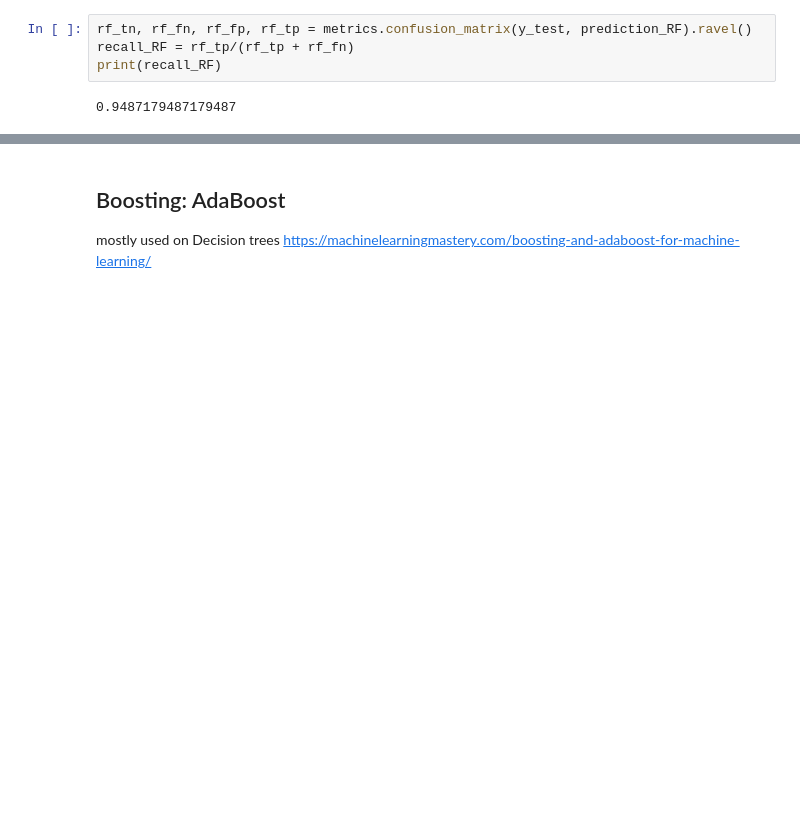
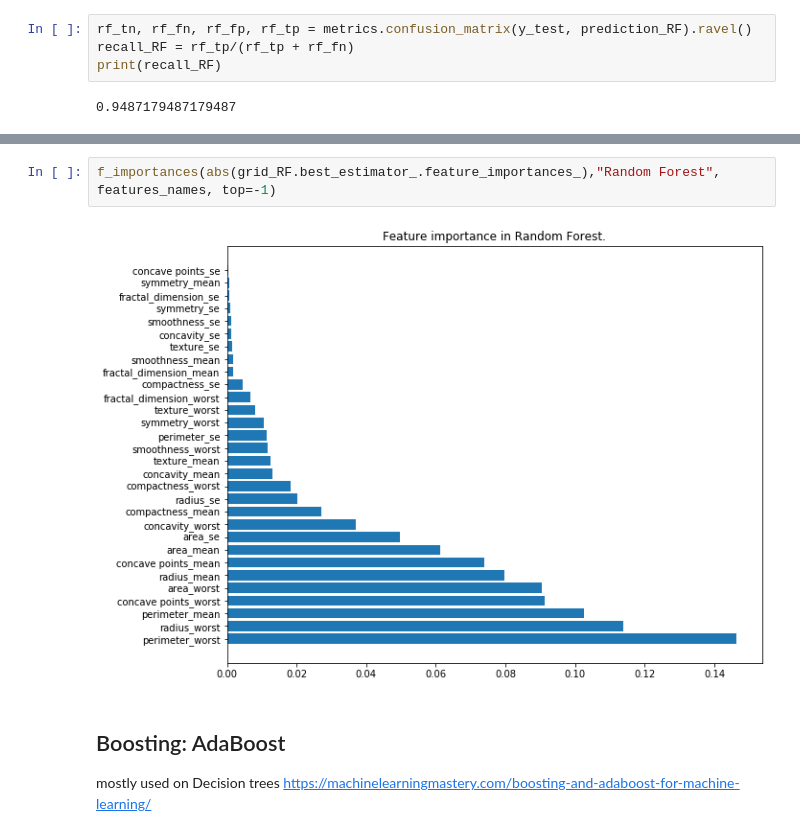
Before and after one commit to zuzanakovacsova/QB_DS_FinalProject, a Jupyter notebook: notebooks/Data analysis 1.ipynb, the cells around one changed output, grey strips where cells are left out. Saved outputs shown, nothing was run; the diff lists cells and outputs as text; blank space fills up the shorter version.

```diff
--- a/notebooks/Data analysis 1.ipynb
+++ b/notebooks/Data analysis 1.ipynb
@@ -328,3 +355,7 @@ print(recall_RF)
+# %%
+f_importances(abs(grid_RF.best_estimator_.feature_importances_),"Random Forest", features_names, top=-1)
+# %% [output]
+[figure, added]
 # %% [markdown]
 ## Boosting: AdaBoost
 mostly used on Decision trees https://machinelearningmastery.com/boosting-and-adaboost-for-machine-learning/
```
Also changed, not shown: parts of 26 cells of this notebook.
